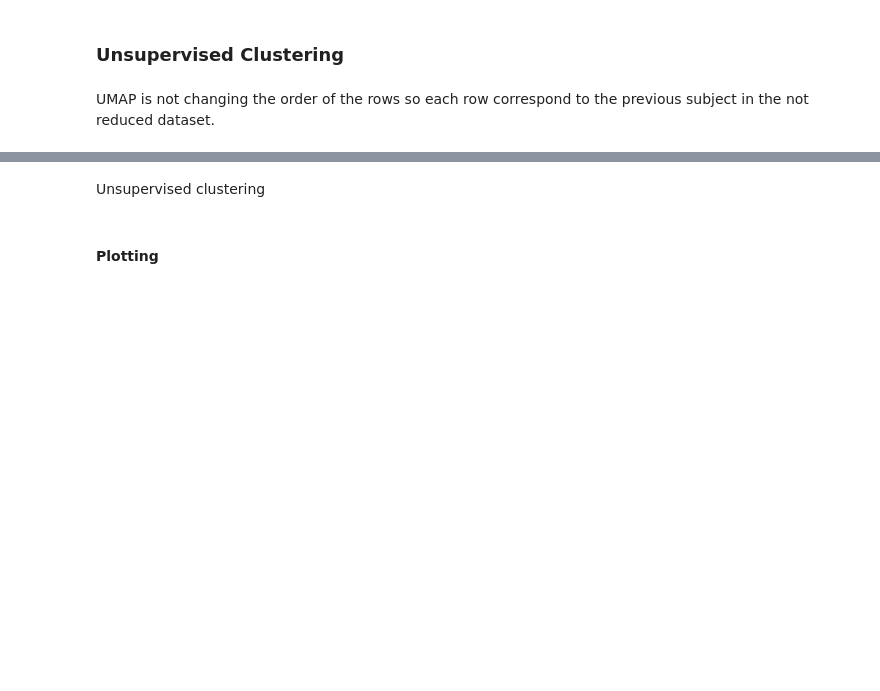
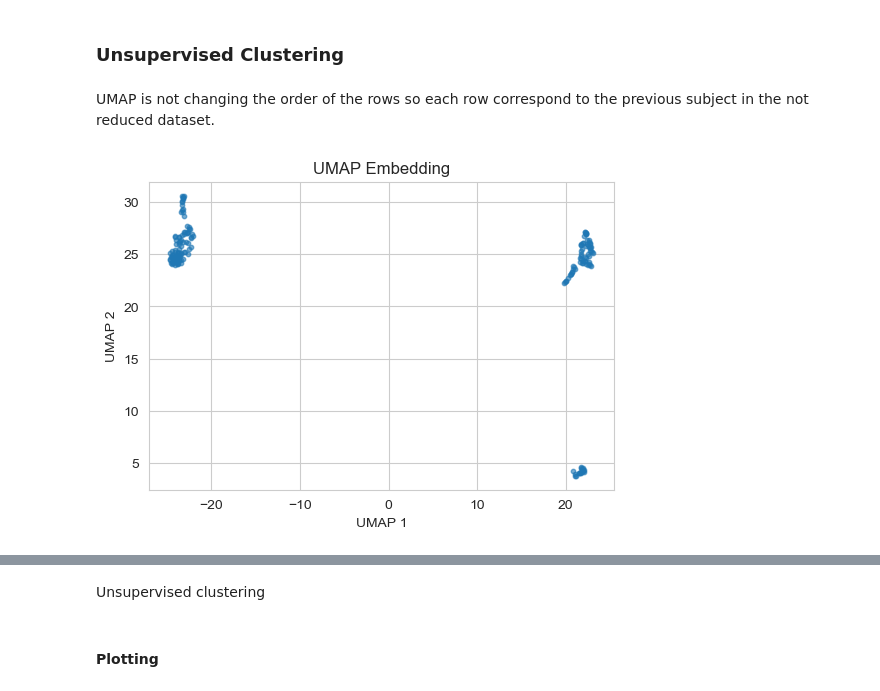
Before and after one commit to EmmaTosato/ANM_Verona, a Jupyter notebook: ANM_code.ipynb, the cells around one changed output, grey strips where cells are left out. Cells and saved outputs as stored; diff of their text form; code cells hidden in the pictures; blank space fills up the shorter version.

```diff
--- a/ANM_code.ipynb
+++ b/ANM_code.ipynb
@@ -198,6 +266,6 @@ Set a threshold for values below 0.2 for defining correlation
 # %%
-def apply_threshold(df, threshold):
-    df_thr = df.copy()
+def apply_threshold(dataframe, threshold):
+    df_thr = dataframe.copy()
     df_thr.iloc[:, 1:] = df_thr.iloc[:, 1:].mask(df_thr.iloc[:, 1:] < threshold, 0)
     return df_thr
 # %%
@@ -298,7 +385,7 @@ def x_features_return(df_features, dataframe_labels, cols):
     x = dataframe_merge.drop(columns=cols)
     return dataframe_merge, x
 # %%
-df_merged, X = x_features_return(df_thr02_gm_masked, df_labels, meta_columns)
+df_merged, X = x_features_return(df_thr02_har_masked, df_labels, meta_columns)
 # %%
 X.shape
 # %% [output]
@@ -317,7 +404,7 @@ def run_umap(x_input, plot_flag =True):
 
     # Plot
     if plot_flag:
-        plt.figure(figsize=(8, 6))
+        plt.figure(figsize=(6, 4))
         plt.scatter(x_umap[:, 0], x_umap[:, 1], s=10, alpha=0.6)
         plt.title("UMAP Embedding")
         plt.xlabel("UMAP 1")
@@ -327,4 +414,6 @@ def run_umap(x_input, plot_flag =True):
 
     return x_umap
 # %%
-X_umap = run_umap(X, True)
+X_umap = run_umap(X, plot_flag=True)
+# %% [output]
+[figure, added]
```
Also changed, not shown: parts of 35 cells of this notebook.
